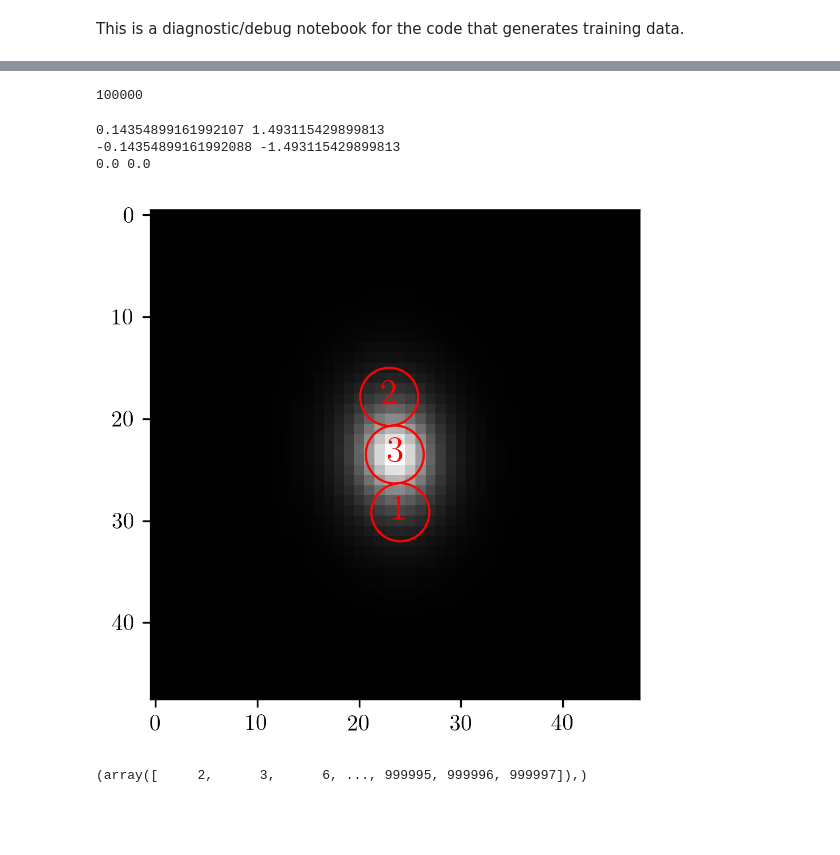
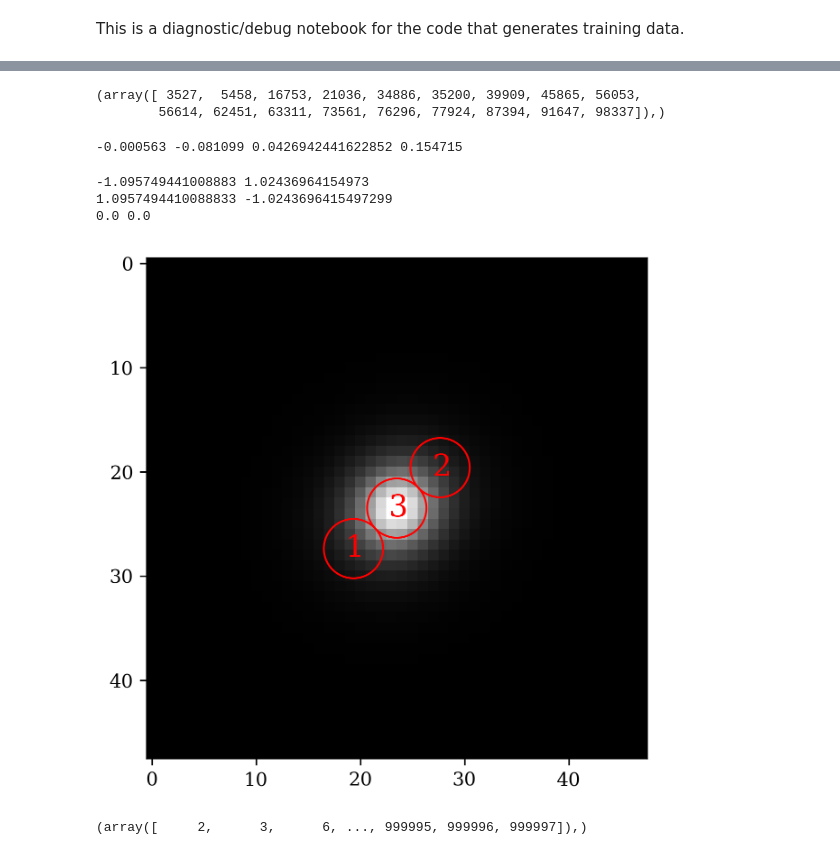
Before and after one commit to KinematicLensing/kl-nn, a Jupyter notebook: data_generate/notebooks/test_training_data.ipynb, the cells around one changed output, grey strips where cells are left out. Saved outputs shown, nothing was run; the diff lists cells and outputs as text; code cells hidden in the pictures; blank space fills up the shorter version.

```diff
--- a/data_generate/notebooks/test_training_data.ipynb
+++ b/data_generate/notebooks/test_training_data.ipynb
@@ -14,13 +14,13 @@ from matplotlib import patches
 
 from scipy.optimize import curve_fit
 # %%
-fits_dir = '/ocean/projects/phy250048p/shared/fits/small/part_1'
-samp_dir = '/ocean/projects/phy250048p/shared/samples/samples_small.csv'
+fits_dir = '/ocean/projects/phy250048p/shared/fits/test_1m/'
+samp_dir = '/ocean/projects/phy250048p/shared/samples/samples_test_1m.csv'
 fig_dir = '/ocean/projects/phy250048p/shared/figures/'
 # %%
 samples = pd.read_csv(samp_dir)
 # %%
-hdu = fits.open(join(fits_dir, 'gal_0.fits'))
+hdu = fits.open(join(fits_dir, 'part_1/gal_0.fits'))
 hdu[1].header
 # %% [output]
 XTENSION= 'IMAGE   '           / Image extension
@@ -87,4 +87,4 @@ plt.imshow(img)
 # %%
-pixscale = hdu[7].header['PIXSCALE']
+pixscale = hdu[4].header['PIXSCALE']
 fiber_offset = 1.5
 # %%
@@ -93,12 +94,17 @@ whr = np.where((samples.iloc[:, 1] > 0.4) & (samples.iloc[:, 3] > 1.5) & \
+# %%
+whr
+# %% [output]
+(array([ 3527,  5458, 16753, 21036, 34886, 35200, 39909, 45865, 56053,
+        56614, 62451, 63311, 73561, 76296, 77924, 87394, 91647, 98337]),)
 # %%
-ID = 100000
+ID = 3527
 folder = ID // 4000 + 1
-hdu = fits.open(join(fits_dir, f'temp_{folder}/training_{ID}.fits'))
+hdu = fits.open(join(fits_dir, f'part_{folder}/gal_{ID}.fits'))
 g1, g2, theta_int, sini, v0, vcirc, rscale, hlr = samples.iloc[ID, 1:]
-# %%
-ID
-# %% [output]
-100000
+# %%
+print(g1, g2, theta_int, sini)
+# %% [output]
+-0.000563 -0.081099 0.0426942441622852 0.154715
 # %%
 cosi = np.sqrt(1-sini**2)
 A = np.array([[1+g1, g2],
@@ -118,27 +124,27 @@ offsets = np.matmul(offsets, U)
 for (dx, dy) in offsets:
     print(dx, dy)
 # %% [output]
-0.14354899161992107 1.493115429899813
--0.14354899161992088 -1.493115429899813
+-1.095749441008883 1.02436964154973
+1.0957494410088833 -1.0243696415497299
 0.0 0.0
 # %%
-plt.rcParams.update({"text.usetex": True, "font.family": "serif", "figure.dpi": 300})
+plt.rcParams.update({"text.usetex": False, "font.family": "serif", "figure.dpi": 300})
 ax = plt.figure().add_subplot()
-image_data = hdu[11].data
+image_data = hdu[6].data
 ax.imshow(image_data, cmap='gray')
 
 for j in range(3):
     x, y = offsets[j]
     x = x/pixscale + 23.5
     y = y/pixscale + 23.5
     offsetpos = (x,y)
     fiber = patches.Circle(offsetpos, 0.75/pixscale, color='red', fill=False)
     ax.add_patch(fiber)
     ax.text(x-0.75, y+0.75, f'{j+1}', fontsize=16, color='red')
 
 plt.show()
 # %% [output]
-[figure, old version]
+[figure, new version]
 # %%
 hi_vcirc_whr = np.where(samples.iloc[:, 6] > 300)
 samples_hi_vcirc = samples.iloc[hi_vcirc_whr]
```
Also changed, not shown: parts of 5 cells of this notebook, 8 other files.
